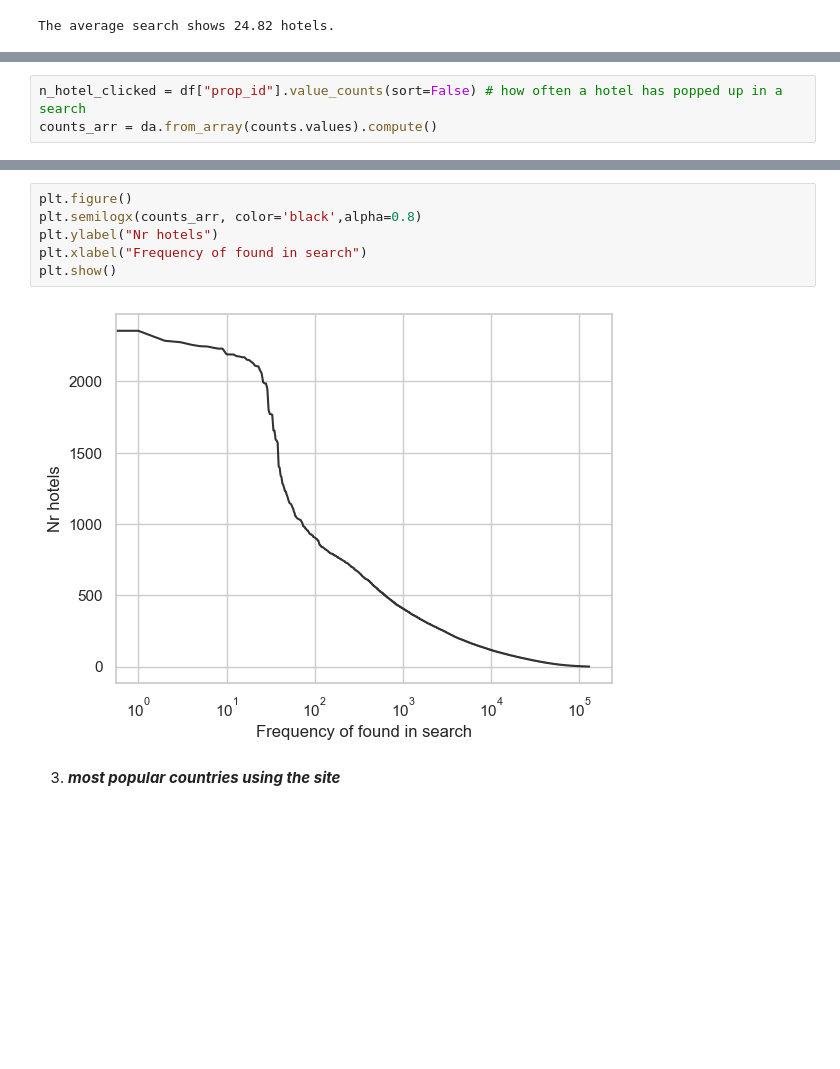
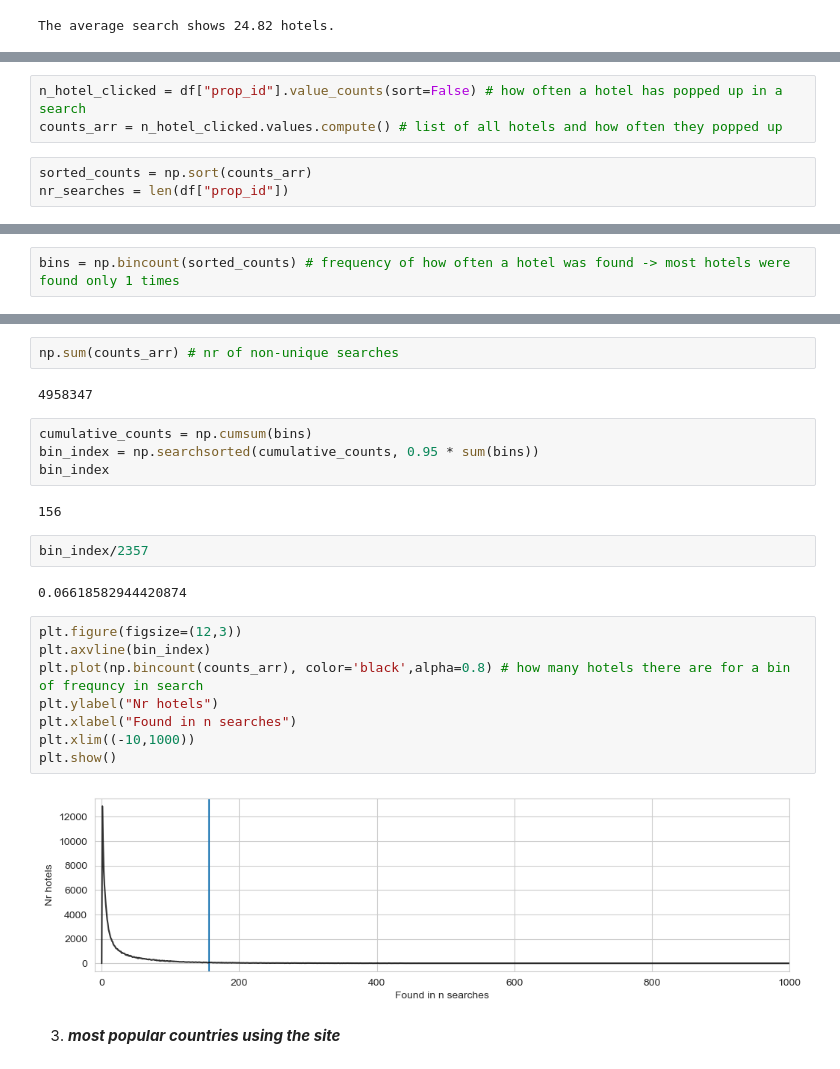
Before and after one commit to PaulHosek/DataMining, a Jupyter notebook: paul_explore.ipynb, the cells around one changed output, grey strips where cells are left out. Cells and saved outputs as stored; diff of their text form; blank space fills up the shorter version.

Commit message:
- bug fixes + figures adjusted

```diff
--- a/paul_explore.ipynb
+++ b/paul_explore.ipynb
@@ -49,3 +51,6 @@ The average search shows 24.82 hotels.
 # %%
 n_hotel_clicked = df["prop_id"].value_counts(sort=False) # how often a hotel has popped up in a search
-counts_arr = da.from_array(counts.values).compute()
+counts_arr = n_hotel_clicked.values.compute() # list of all hotels and how often they popped up
+# %%
+sorted_counts = np.sort(counts_arr)
+nr_searches = len(df["prop_id"])
@@ -51,0 +68,2 @@ counts_arr = da.from_array(counts.values).compute()
+# %%
+bins = np.bincount(sorted_counts) # frequency of how often a hotel was found -> most hotels were found only 1 times
@@ -52,11 +73,27 @@ counts_arr = da.from_array(counts.values).compute()
+# %%
+np.sum(counts_arr) # nr of non-unique searches
+# %% [output]
+4958347
+# %%
+cumulative_counts = np.cumsum(bins)
+bin_index = np.searchsorted(cumulative_counts, 0.95 * sum(bins))
+bin_index
+# %% [output]
+156
+# %%
+bin_index/2357
+# %% [output]
+0.06618582944420874
 # %%
-plt.figure()
-plt.semilogx(counts_arr, color='black',alpha=0.8)
+plt.figure(figsize=(12,3))
+plt.axvline(bin_index)
+plt.plot(np.bincount(counts_arr), color='black',alpha=0.8) # how many hotels there are for a bin of frequncy in search
 plt.ylabel("Nr hotels")
-plt.xlabel("Frequency of found in search")
+plt.xlabel("Found in n searches")
+plt.xlim((-10,1000))
 plt.show()
 # %% [output]
-[figure, old version]
+[figure, new version]
 # %% [markdown]
 3. ***most popular countries using the site***
 # %%
```
Also changed, not shown: parts of 11 cells of this notebook, 2 other files.
